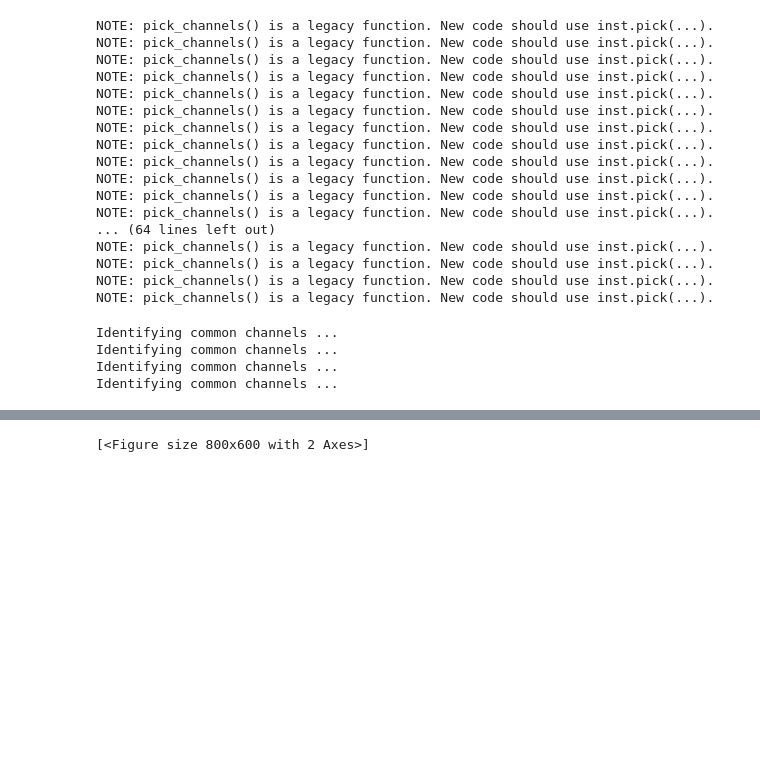
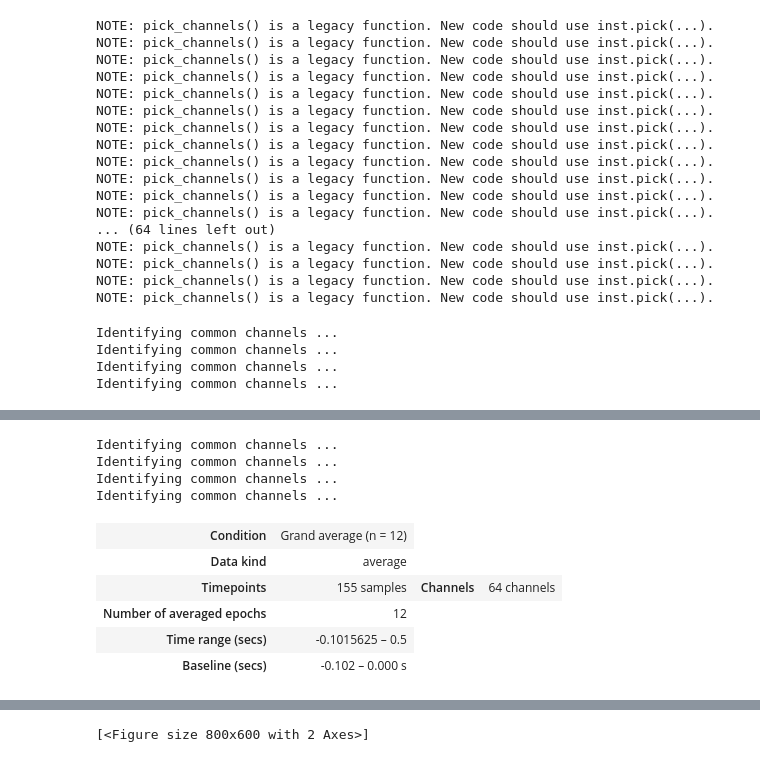
Before and after one commit to maxvanmigem/prediction-attention-v1-processing, a Jupyter notebook: plotting/plotting.ipynb, the cells around one changed output, grey strips where cells are left out. Saved outputs shown, nothing was run; the diff lists cells and outputs as text; code cells hidden in the pictures; blank space fills up the shorter version.

```diff
--- a/plotting/plotting.ipynb
+++ b/plotting/plotting.ipynb
@@ -289,0 +349,12 @@ Identifying common channels ...
+# %%
+"""
+Main effects
+"""
+att_reg_pos1 = []
+att_odd_ev = []
+unatt_reg_ev = []
+unatt_odd_ev = []
+
+for i, sub in enumerate(sub_list):
+    current_eps = ep_odd_att[i]
+    if current_eps[0][f"participant == {sub}"][]
@@ -289,0 +482,36 @@ Identifying common channels ...
+# %%
+
+
+evoked_diff = [mne.grand_average(attended_reg_up),
+               mne.grand_average(attended_odd_up),
+               mne.grand_average(unattended_reg_up),
+               mne.grand_average(unattended_odd_up)]
+
+
+conditions = ('attended reg up','attended odd up','unattended reg up','unattended odd up')#'unattended reg 3','unattended odd  3')
+
+norm = dict(zip(conditions, evoked_diff))
+
+# evoked_diff = [mne.grand_average(attended_reg_down),
+#                mne.grand_average(attended_odd_down),
+#                mne.grand_average(unattended_reg_down),
+#                mne.grand_average(unattended_odd_down)]
+
+
+# conditions = ('attended reg down','attended odd down','unattended reg down','unattended odd down')#'unattended reg 3','unattended odd  3')
+
+# norm = dict(zip(conditions, evoked_diff))
+# %% [output]
+Identifying common channels ...
+Identifying common channels ...
+Identifying common channels ...
+Identifying common channels ...
+# %%
+evoked_diff[2]
+# %% [output]
+| Condition | Grand average (n = 12) |
+| Data kind | average |
+| Timepoints | 155 samples | Channels | 64 channels |
+| Number of averaged epochs | 12 |
+| Time range (secs) | -0.1015625 – 0.5 |
+| Baseline (secs) | -0.102 – 0.000 s |
```
Also changed, not shown: parts of 19 cells of this notebook, 3 other files.
